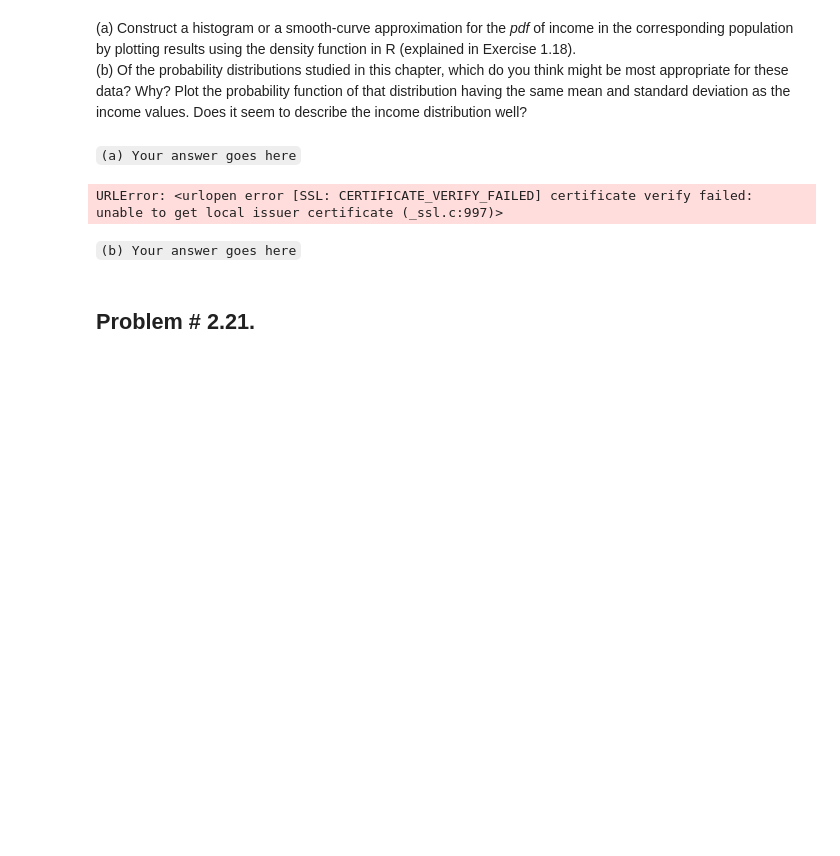
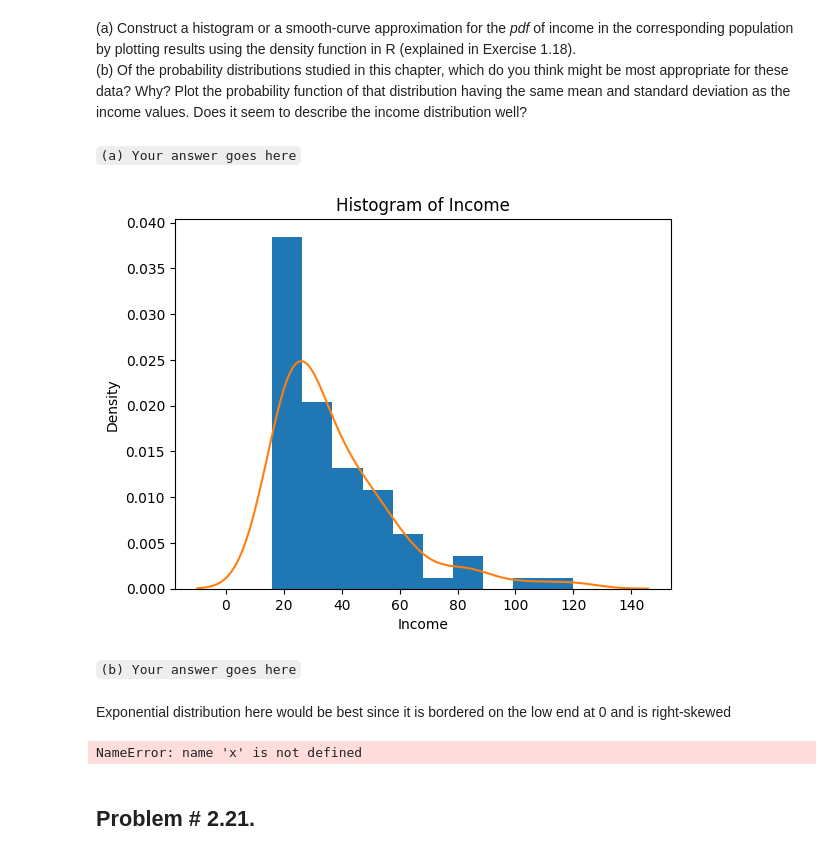
Before and after one commit to JustinSu11/Applied-Probability-and-Statistics-for-AI, a Jupyter notebook: Assignments/assignment 2.1/Justin_Nguyen_Assignment_2.1.ipynb, the cells around one changed output. Cells and saved outputs as stored; diff of their text form; code cells hidden in the pictures; blank space fills up the shorter version.

```diff
--- a/Assignments/assignment 2.1/Justin_Nguyen_Assignment_2.1.ipynb
+++ b/Assignments/assignment 2.1/Justin_Nguyen_Assignment_2.1.ipynb
@@ -263,11 +264,27 @@ describe the income distribution well?
 `(a) Your answer goes here`
 # %%
 income = pd.read_csv('https://stat4ds.rwth-aachen.de/data/Income.dat', sep=r'\s+')
-income.head()
+plt.hist(income['income'], density=True, bins='auto')
+sns.kdeplot(income['income'])
+plt.xlabel('Income')
+plt.ylabel('Density')
+plt.title('Histogram of Income')
+plt.show()
 # %% [output]
-URLError: <urlopen error [SSL: CERTIFICATE_VERIFY_FAILED] certificate verify failed: unable to get local issuer certificate (_ssl.c:997)>
+[figure, added]
 # %% [markdown]
 `(b) Your answer goes here`
+# %% [markdown]
+Exponential distribution here would be best since it is bordered on the low end at 0 and is right-skewed
+# %%
+from scipy.stats import expon
+
+mean = income['income'].mean()
+exp_pdf = expon.pdf(income['income'], scale=mean)
+plt.hist(exp_pdf, density=True, bins='auto')
+plt.show()
+# %% [output]
+NameError: name 'x' is not defined
 # %% [markdown]
 ## Problem # 2.21.
 # %% [markdown]
```
Also changed, not shown: parts of 6 cells of this notebook, 1 other file.
